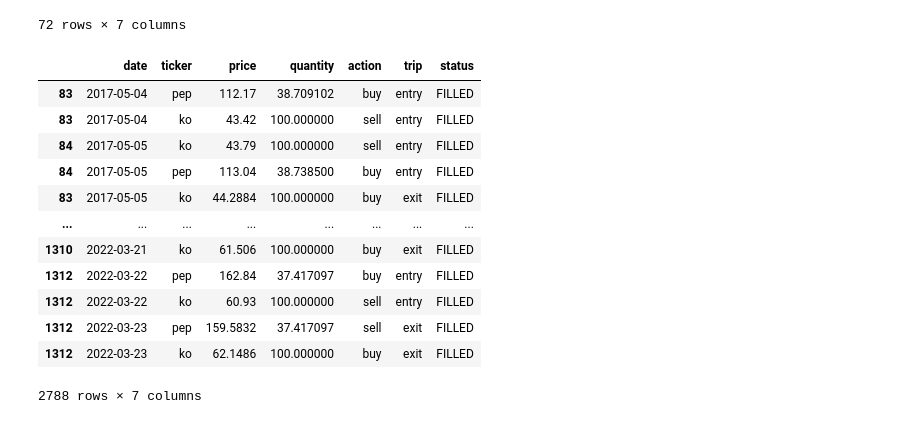
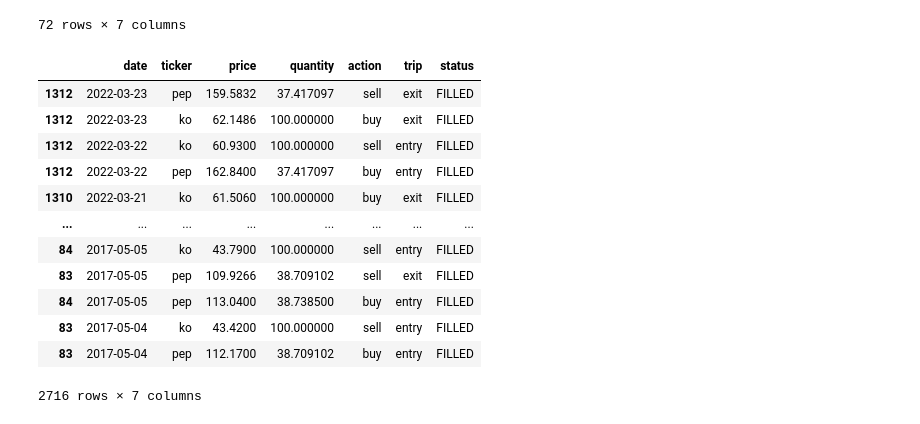
Before and after one commit to Team-Worriors/Final-Project, a Jupyter notebook: Examples/test.ipynb, the cells around one changed output. Drawn from its saved outputs; the diff is of its cells as text; code cells hidden in the pictures.

Commit message:
fix exit_trade_mkt function

```diff
--- a/Examples/test.ipynb
+++ b/Examples/test.ipynb
@@ -250,7 +250,7 @@ exit_result
 exit_order_mkt = exit_result.copy(deep=True)
 
 # select rows where status is TIMEOUT or STOPLOSS
-exit_order_mkt = exit_order_mkt.loc[exit_order_mkt['status'].isin(['STOPLOSS', 'TIMEOUT'])]
+# exit_order_mkt = exit_order_mkt.loc[exit_order_mkt['status'].isin(['STOPLOSS', 'TIMEOUT'])]
 
 exit_order_mkt
 # %% [output]
@@ -279,15 +279,18 @@ print(last_index)
 # %%
-exit_order_mkt['price_mkt'] = ''
-exit_order_mkt['status_mkt'] = 'FILLED'
+# exit_order_mkt['price_mkt'] = ''
+# exit_order_mkt['status_mkt'] = 'FILLED'
 # %%
 for i in range(first_index, last_index + 1):
     if i in exit_order_mkt.index:
-        if exit_order_mkt['ticker'][i].values[0] == 'ko':
-            exit_order_mkt['price_mkt'][i].values[0] = csv_df['ko_Close'][i + 2]
-            exit_order_mkt['price_mkt'][i].values[1] = csv_df['pep_Close'][i + 2]
+        if exit_order_mkt['status'][i].values[0] == 'STOPLOSS' or exit_order_mkt['status'][i].values[1] == 'STOPLOSS' or exit_order_mkt['status'][i].values[0] == 'TIMEOUT' or exit_order_mkt['status'][i].values[1] == 'TIMEOUT':
+            if exit_order_mkt['ticker'][i].values[0] == 'ko':
+                exit_order_mkt['price'][i].values[0] = csv_df['ko_Close'][i + 2]
+                exit_order_mkt['price'][i].values[1] = csv_df['pep_Close'][i + 2]
+            else:
+                exit_order_mkt['price'][i].values[0] = csv_df['pep_Close'][i + 2]
+                exit_order_mkt['price'][i].values[1] = csv_df['ko_Close'][i + 2]
         else:
-            exit_order_mkt['price_mkt'][i].values[0] = csv_df['pep_Close'][i + 2]
-            exit_order_mkt['price_mkt'][i].values[1] = csv_df['ko_Close'][i + 2]
+            continue
     else:
         continue
 # %%
@@ -309,12 +312,12 @@ exit_order_mkt
 # %%
 # format the dataframe
-del exit_order_mkt['price'], exit_order_mkt['status']
-order2 = ['date', 'ticker', 'price_mkt', 'quantity', 'action', 'trip', 'status_mkt']
-exit_order_mkt = exit_order_mkt[order2]
-exit_order_mkt.columns = ['date', 'ticker', 'price', 'quantity', 'action', 'trip', 'status']
-exit_order_mkt['date'] = pd.to_datetime(exit_order_mkt['date'])
-
-exit_order_mkt
+# del exit_order_mkt['price'], exit_order_mkt['status']
+# order2 = ['date', 'ticker', 'price_mkt', 'quantity', 'action', 'trip', 'status_mkt']
+# exit_order_mkt = exit_order_mkt[order2]
+# exit_order_mkt.columns = ['date', 'ticker', 'price', 'quantity', 'action', 'trip', 'status']
+# exit_order_mkt['date'] = pd.to_datetime(exit_order_mkt['date'])
+#
+# exit_order_mkt
 # %% [output]
 |  | date | ticker | price | quantity | action | trip | status |
 | 283 | 2018-02-21 | ko | 43.34 | 100.000000 | buy | exit | FILLED |
@@ -330,23 +333,23 @@ exit_order_mkt
 | 1238 | 2021-12-06 | pep | 166.42 | 33.027807 | buy | exit | FILLED |
 72 rows × 7 columns
 # %%
-frames = [exit_result, exit_order_mkt]
-result = pd.concat(frames)
-result['date'] = pd.to_datetime(result['date'])
-result.sort_values(by='date', inplace=True, ascending=True)
+# frames = [exit_result, exit_order_mkt]
+# result = pd.concat(frames)
+exit_order_mkt['date'] = pd.to_datetime(exit_order_mkt['date'])
+exit_order_mkt.sort_values(by='date', inplace=True, ascending=False)
 
-result
+exit_order_mkt
 # %% [output]
 |  | date | ticker | price | quantity | action | trip | status |
-| 83 | 2017-05-04 | pep | 112.17 | 38.709102 | buy | entry | FILLED |
-| 83 | 2017-05-04 | ko | 43.42 | 100.000000 | sell | entry | FILLED |
-| 84 | 2017-05-05 | ko | 43.79 | 100.000000 | sell | entry | FILLED |
-| 84 | 2017-05-05 | pep | 113.04 | 38.738500 | buy | entry | FILLED |
-| 83 | 2017-05-05 | ko | 44.2884 | 100.000000 | buy | exit | FILLED |
-| ... | ... | ... | ... | ... | ... | ... | ... |
-| 1310 | 2022-03-21 | ko | 61.506 | 100.000000 | buy | exit | FILLED |
-| 1312 | 2022-03-22 | pep | 162.84 | 37.417097 | buy | entry | FILLED |
-| 1312 | 2022-03-22 | ko | 60.93 | 100.000000 | sell | entry | FILLED |
 | 1312 | 2022-03-23 | pep | 159.5832 | 37.417097 | sell | exit | FILLED |
 | 1312 | 2022-03-23 | ko | 62.1486 | 100.000000 | buy | exit | FILLED |
+| 1312 | 2022-03-22 | ko | 60.9300 | 100.000000 | sell | entry | FILLED |
+| 1312 | 2022-03-22 | pep | 162.8400 | 37.417097 | buy | entry | FILLED |
+| 1310 | 2022-03-21 | ko | 61.5060 | 100.000000 | buy | exit | FILLED |
+| ... | ... | ... | ... | ... | ... | ... | ... |
+| 84 | 2017-05-05 | ko | 43.7900 | 100.000000 | sell | entry | FILLED |
+| 83 | 2017-05-05 | pep | 109.9266 | 38.709102 | sell | exit | FILLED |
+| 84 | 2017-05-05 | pep | 113.0400 | 38.738500 | buy | entry | FILLED |
+| 83 | 2017-05-04 | ko | 43.4200 | 100.000000 | sell | entry | FILLED |
+| 83 | 2017-05-04 | pep | 112.1700 | 38.709102 | buy | entry | FILLED |
-2788 rows × 7 columns
+2716 rows × 7 columns
```
Also changed, not shown: parts of 3 cells of this notebook, 1 other file.
